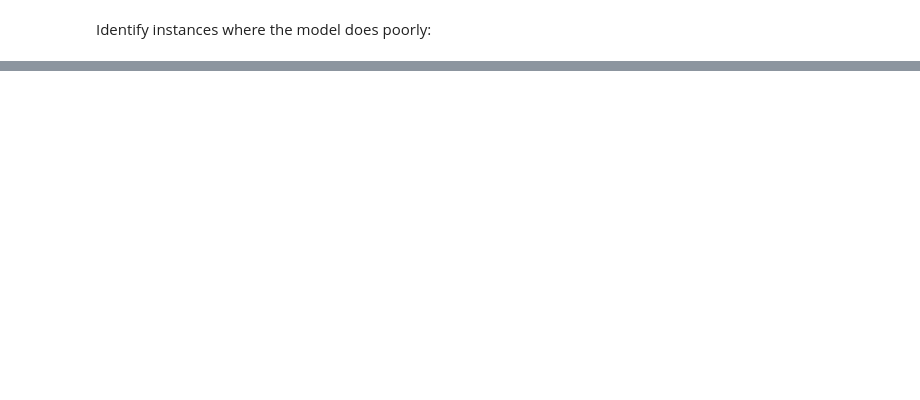
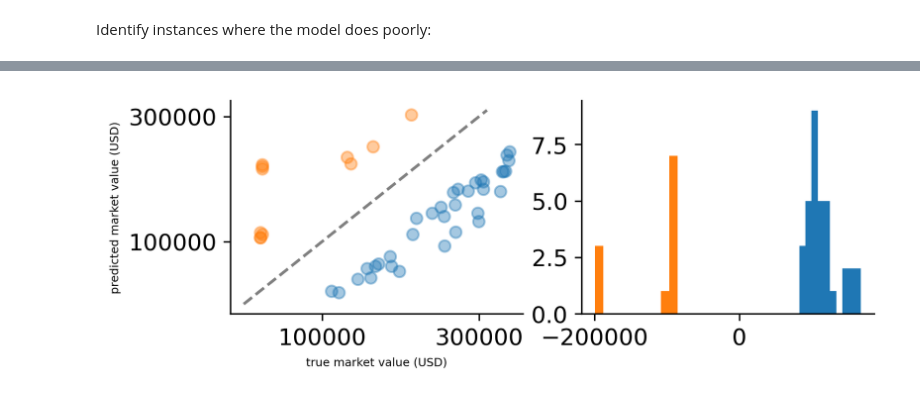
Before and after one commit to kadougherty/philadelphiaprops, a Jupyter notebook: evaluate.ipynb, the cells around one changed output, grey strips where cells are left out. Saved outputs shown, nothing was run; the diff lists cells and outputs as text; code cells hidden in the pictures; blank space fills up the shorter version.

```diff
--- a/evaluate.ipynb
+++ b/evaluate.ipynb
@@ -172,0 +167,20 @@ pooridx = absdiff > per99
+# %%
+diffs = y_test - y_pred
+pooridx = absdiff > per99
+
+fig,ax = plt.subplots(nrows=1,ncols=2,figsize=(6,2))
+
+ax[0].scatter(y_test[(diffs > 0) & pooridx],y_pred[(diffs > 0) & pooridx],alpha=0.4)
+ax[0].scatter(y_test[(diffs < 0) & pooridx],y_pred[(diffs < 0) & pooridx],alpha=0.4)
+ax[0].set_xticks(ticks=[100000,300000],rotation=45)
+ax[0].set_yticks(ticks=[100000,300000],rotation=45)
+ax[0].set_ylabel('predicted market value (USD)',fontsize=6)
+ax[0].set_xlabel('true market value (USD)',fontsize=6)
+ax[0].plot(np.arange(0,310000),np.arange(0,310000),color=[0.5,0.5,0.5],linestyle='dashed')
+
+ax[1].hist(diffs[(diffs > 0) & pooridx])
+ax[1].hist(diffs[(diffs < 0) & pooridx])
+sns.despine()
+plt.show()
+# %% [output]
+[figure, added]
```
Also changed, not shown: parts of 9 cells of this notebook.
